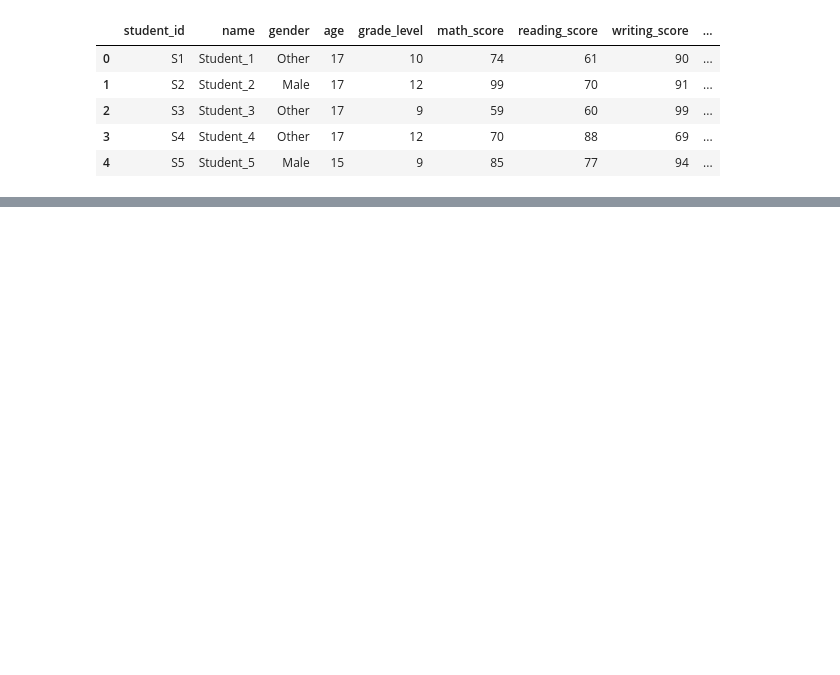
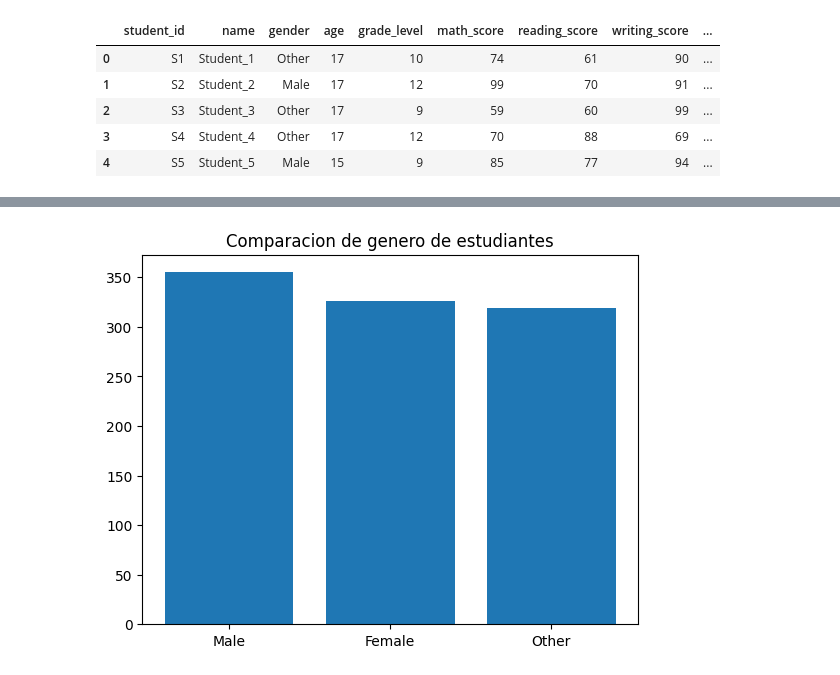
Before and after one commit to AidamZzzZ/student_academic_performance, a Jupyter notebook: notebooks/01.eda.ipynb, the cells around one changed output, grey strips where cells are left out. Cells and saved outputs as stored; diff of their text form; code cells hidden in the pictures; blank space fills up the shorter version.

```diff
--- a/notebooks/01.eda.ipynb
+++ b/notebooks/01.eda.ipynb
@@ -15,0 +89,11 @@ data.head()
+# %%
+# Categorias
+categorias = ["Male", "Female", "Other"]
+# Se mapean los valores
+valores = data[["gender"]].value_counts()
+
+plt.bar(categorias, valores)
+plt.title("Comparacion de genero de estudiantes")
+plt.show()
+# %% [output]
+[figure, added]
```
Also changed, not shown: parts of 13 cells of this notebook.
